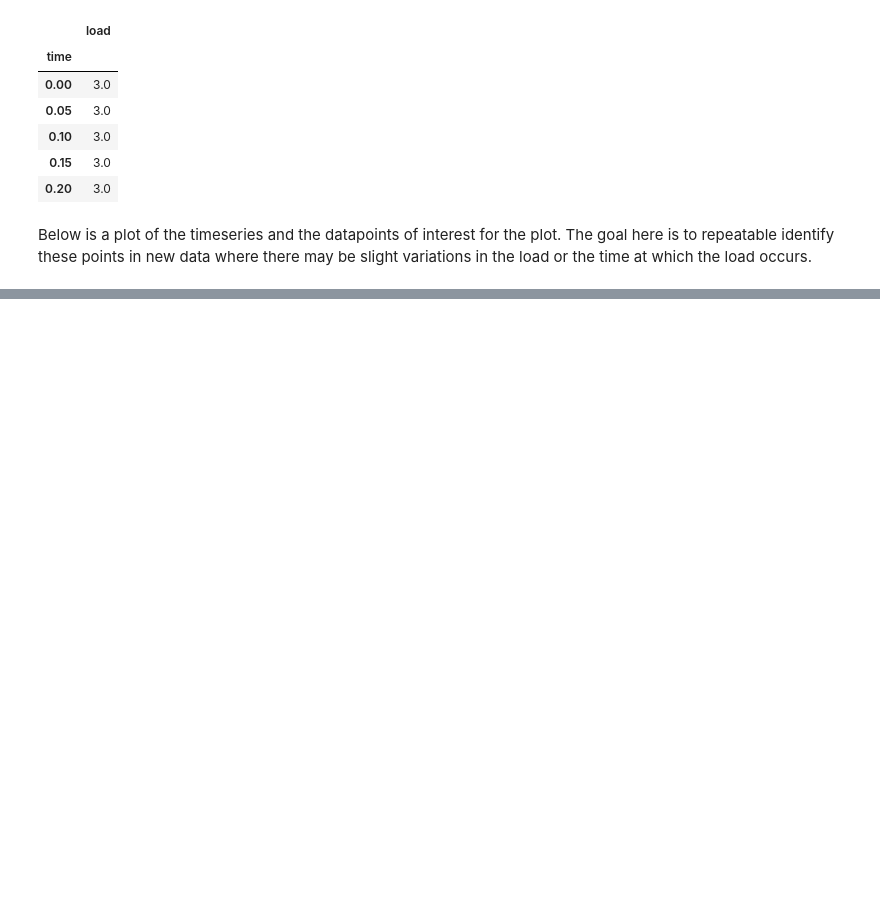
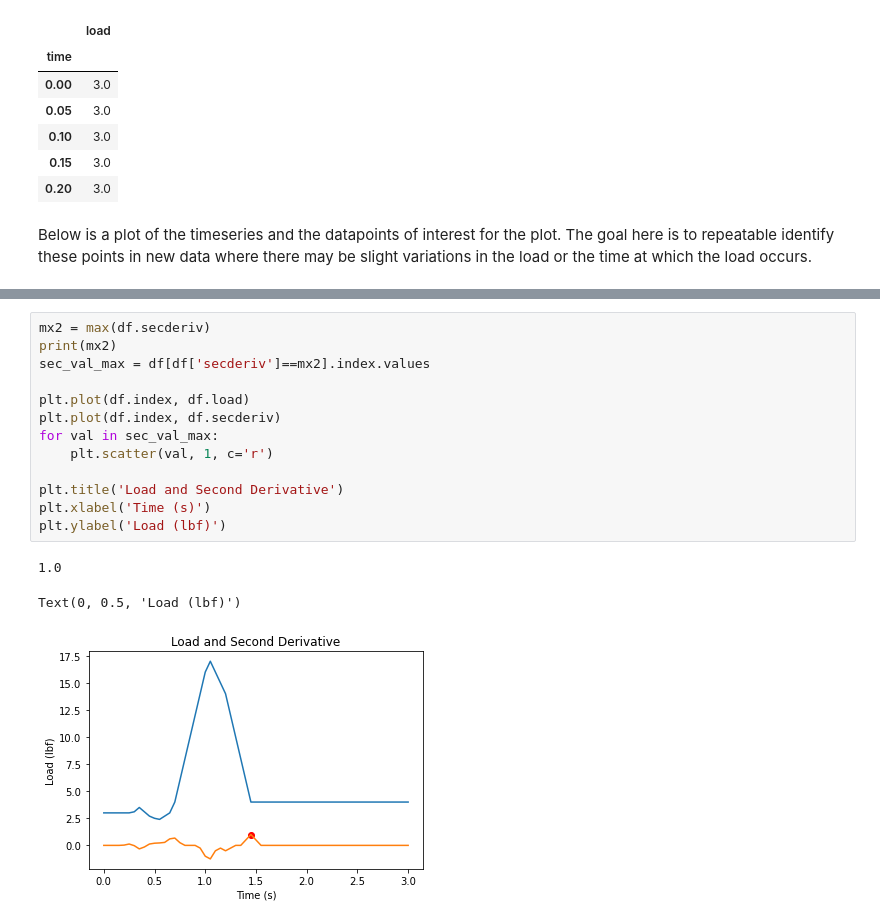
Before and after one commit to grykah/projects, a Jupyter notebook: TimeSeriesPointExtraction/TimeSeriesPointExtraction.ipynb, the cells around one changed output, grey strips where cells are left out. Cells and saved outputs as stored; diff of their text form; blank space fills up the shorter version.

```diff
--- a/TimeSeriesPointExtraction/TimeSeriesPointExtraction.ipynb
+++ b/TimeSeriesPointExtraction/TimeSeriesPointExtraction.ipynb
@@ -41,0 +104,17 @@ Text(0, 0.5, 'Load (lbf)')
+# %%
+mx2 = max(df.secderiv)
+print(mx2)
+sec_val_max = df[df['secderiv']==mx2].index.values
+
+plt.plot(df.index, df.load)
+plt.plot(df.index, df.secderiv)
+for val in sec_val_max:
+    plt.scatter(val, 1, c='r')
+
+plt.title('Load and Second Derivative')
+plt.xlabel('Time (s)')
+plt.ylabel('Load (lbf)')
+# %% [output]
+1.0
+Text(0, 0.5, 'Load (lbf)')
+[figure, added]
```
Also changed, not shown: parts of 17 cells of this notebook.
